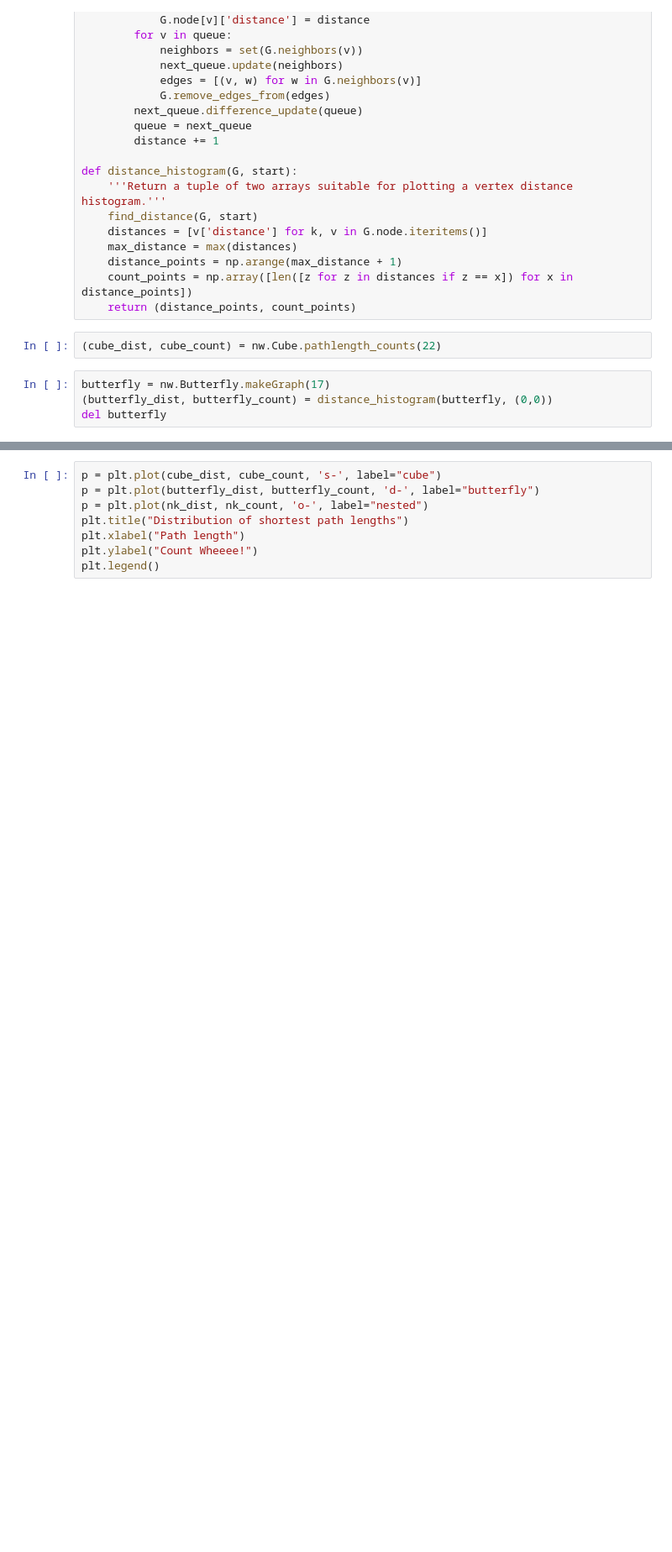
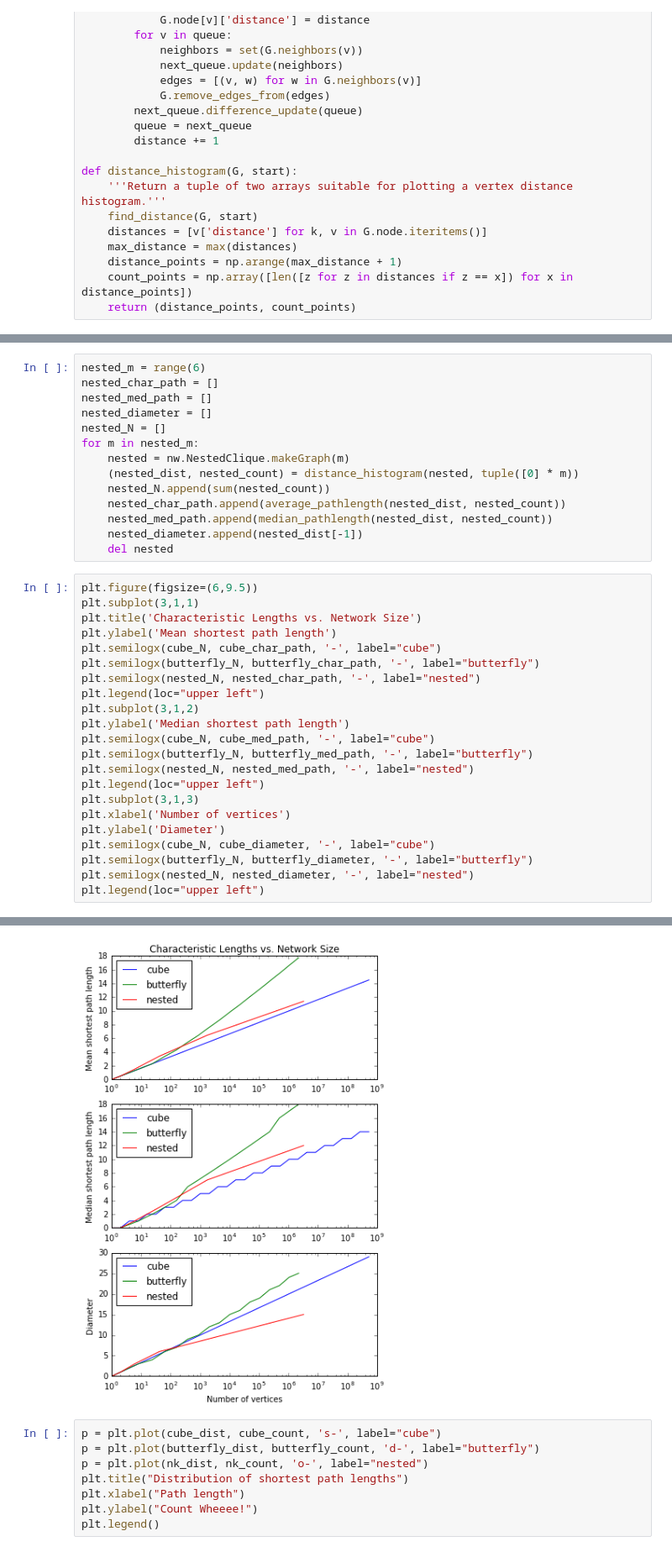
Before and after one commit to elplatt/NetFT, a Jupyter notebook: notebook/Network Path Length.ipynb, the cells around one changed output, grey strips where cells are left out. Shown at 84% size. Cells and saved outputs as stored; diff of their text form; blank space fills up the shorter version.

Commit message:
Add mean/median/max pathlength to notebook.

```diff
--- a/notebook/Network Path Length.ipynb
+++ b/notebook/Network Path Length.ipynb
@@ -29,9 +30,3 @@ def distance_histogram(G, start):
     distance_points = np.arange(max_distance + 1)
     count_points = np.array([len([z for z in distances if z == x]) for x in distance_points])
     return (distance_points, count_points)
-# %%
-(cube_dist, cube_count) = nw.Cube.pathlength_counts(22)
-# %%
-butterfly = nw.Butterfly.makeGraph(17)
-(butterfly_dist, butterfly_count) = distance_histogram(butterfly, (0,0))
-del butterfly
@@ -41,0 +72,37 @@ del nk
+# %%
+nested_m = range(6)
+nested_char_path = []
+nested_med_path = []
+nested_diameter = []
+nested_N = []
+for m in nested_m:
+    nested = nw.NestedClique.makeGraph(m)
+    (nested_dist, nested_count) = distance_histogram(nested, tuple([0] * m))
+    nested_N.append(sum(nested_count))
+    nested_char_path.append(average_pathlength(nested_dist, nested_count))
+    nested_med_path.append(median_pathlength(nested_dist, nested_count))
+    nested_diameter.append(nested_dist[-1])
+    del nested
+# %%
+plt.figure(figsize=(6,9.5))
+plt.subplot(3,1,1)
+plt.title('Characteristic Lengths vs. Network Size')
+plt.ylabel('Mean shortest path length')
+plt.semilogx(cube_N, cube_char_path, '-', label="cube")
+plt.semilogx(butterfly_N, butterfly_char_path, '-', label="butterfly")
+plt.semilogx(nested_N, nested_char_path, '-', label="nested")
+plt.legend(loc="upper left")
+plt.subplot(3,1,2)
+plt.ylabel('Median shortest path length')
+plt.semilogx(cube_N, cube_med_path, '-', label="cube")
+plt.semilogx(butterfly_N, butterfly_med_path, '-', label="butterfly")
+plt.semilogx(nested_N, nested_med_path, '-', label="nested")
+plt.legend(loc="upper left")
+plt.subplot(3,1,3)
+plt.xlabel('Number of vertices')
+plt.ylabel('Diameter')
+plt.semilogx(cube_N, cube_diameter, '-', label="cube")
+plt.semilogx(butterfly_N, butterfly_diameter, '-', label="butterfly")
+plt.semilogx(nested_N, nested_diameter, '-', label="nested")
+plt.legend(loc="upper left")
+# %% [output]
@@ -42,3 +110,4 @@ del nk
+[figure, added]
 # %%
 p = plt.plot(cube_dist, cube_count, 's-', label="cube")
 p = plt.plot(butterfly_dist, butterfly_count, 'd-', label="butterfly")
```
Also changed, not shown: parts of 6 cells of this notebook.
